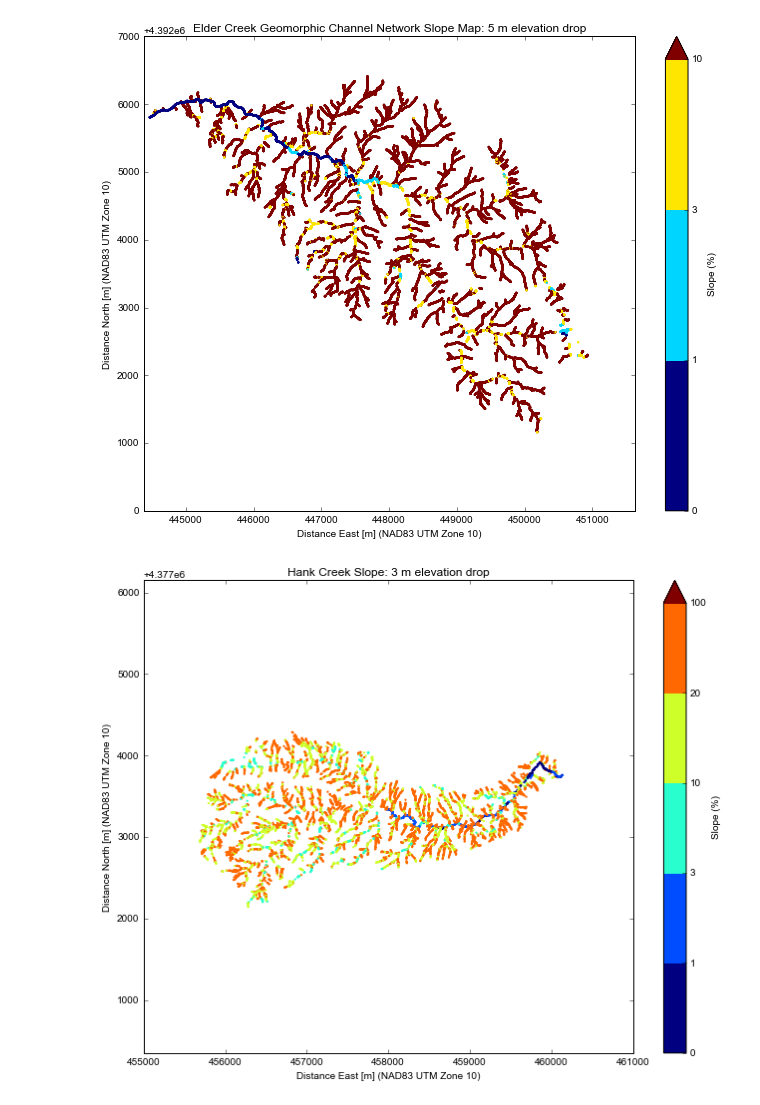
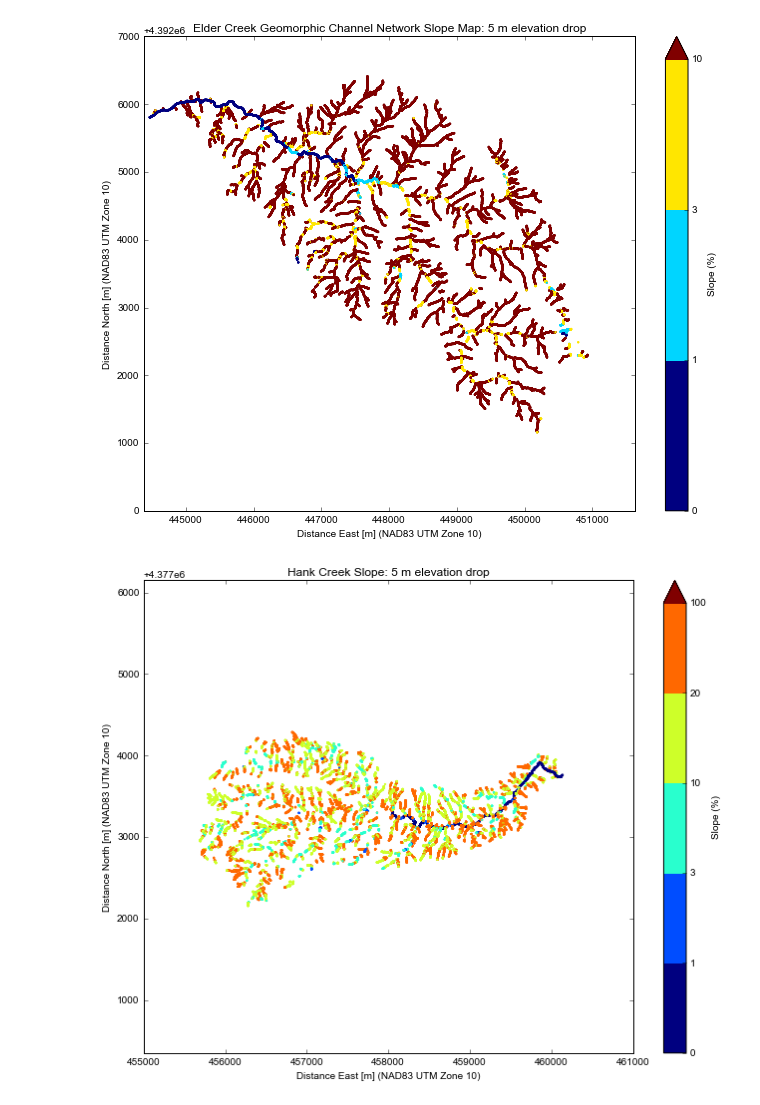
Before and after one commit to jessehahm/SlopeAreaAnalysis, a Jupyter notebook: Slope-Area from Nodes.ipynb, the cells around one changed output. Cells and saved outputs as stored; diff of their text form; code cells hidden in the pictures.

Commit message:
hank update

```diff
--- a/Slope-Area from Nodes.ipynb
+++ b/Slope-Area from Nodes.ipynb
@@ -42,14 +42,14 @@ flowSources.head()
 elder['fid_1'] = np.where((elder['ANGELO_FLO'] > 5171000),
                           9999999999,
                           elder['fid_1'])
-hank['ARCID'] = np.where((hank['flowacc_co'] > 3697380),
+hank['fid_1'] = np.where((hank['flow_accum'] > 3697380),
                           9999999999,
-                          hank['ARCID'])
+                          hank['fid_1'])
 # %%
 segmentsDry = set(dry['IX'])
 segmentsFox = set(fox['IX'])
 segmentsElder = set(elder['fid_1'])
-segmentsHank = set(hank['ARCID'])
+segmentsHank = set(hank['fid_1'])
 # %%
 # dry = dry.sample(frac=0.5)
 # fox = fox.sample(frac=0.5)
@@ -59,7 +59,7 @@ segmentsHank = set(hank['ARCID'])
 
 dry = dry.sort_values(['IX', 'AngeloSage'])
 fox = fox.sort_values(['IX', 'AngeloSage'])
-hank = hank.sort_values(['ARCID', 'AngeloSage'])
+hank = hank.sort_values(['fid_1', 'Ground'])
 elder = elder.sort_values(['fid_1', 'angelo1m20'])
 # %%
 def dist(x1, y1, x2, y2):
@@ -180,7 +180,7 @@ for segment in segmentsElder:
 ###HANK
 
 for segment in segmentsHank:
-    df = hank[hank['ARCID'] == segment]
+    df = hank[hank['fid_1'] == segment]
 #    df = df.sort_values('AngeloSage')
     #i: iterate over every pixel i in the stream segment
     for i in range(0, len(df)):
@@ -195,10 +195,10 @@ for segment in segmentsHank:
                                            df.iloc[j+1]['X_UTM'],
                                            df.iloc[j+1]['Y_UTM'])
                 #Calculate elevation difference
-                dif = (df.iloc[j+1]['AngeloSage'] - df.iloc[i]['AngeloSage'])
+                dif = (df.iloc[j+1]['Ground'] - df.iloc[i]['Ground'])
                 if dif > contourThreshold:
-                    areasHank.append(df.iloc[i]['flowacc_co'])
-                    elevsHank.append(df.iloc[i]['AngeloSage'])
+                    areasHank.append(df.iloc[i]['flow_accum'])
+                    elevsHank.append(df.iloc[i]['Ground'])
                     XsHank.append(df.iloc[i]['X_UTM'])
                     YsHank.append(df.iloc[i]['Y_UTM'])
                     slopesHank.append((dif/distance)*100)
@@ -356,32 +356,32 @@ plt.savefig('Figs\\HankSlopeMap.pdf')
 # %%
 #Hank Creek Slope Map DISCRETE COLORBAR
 
 fig, ax = plt.subplots(figsize=[11,8.5])
 
 #Slope boundaries
 bounds = [0,1,3,10,20,100,1000]
 
 cmap = cm.jet
 cmap.set_over('pink')
 norm = colors.BoundaryNorm(bounds, cmap.N)
 
 ax= plt.scatter(XsHank,YsHank,
             c = slopesHank, cmap = cmap,norm=norm,
             alpha=1, s=5, linewidth=0, zorder=areasHank)
 #cb = plt.colorbar(ax, label='Slope')
 cb =plt.colorbar(ax, label='Slope (%)',
                                 cmap=cmap, norm=norm,
                                 ticks=bounds, boundaries=bounds, extend='max')
 
 plt.axis('equal')
 plt.gca().yaxis.set_major_formatter(matplotlib.ticker.ScalarFormatter())
 plt.xlabel('Distance East [m] (NAD83 UTM Zone 10)')
 plt.ylabel('Distance North [m] (NAD83 UTM Zone 10)')
 
-plt.title('Hank Creek Slope: 3 m elevation drop')
-plt.savefig('Figs\\HankSlopeMapDiscrete.pdf')
+plt.title('Hank Creek Slope: 5 m elevation drop')
+plt.savefig('Figs\\HankSlopeMap5mDiscrete.pdf')
 # %% [output]
-[figure, old version]
+[figure, new version]
 # %%
 #FOX CREEK SLOPE MAP
 
```
Also changed, not shown: parts of 1 cell of this notebook, 1 other file.
